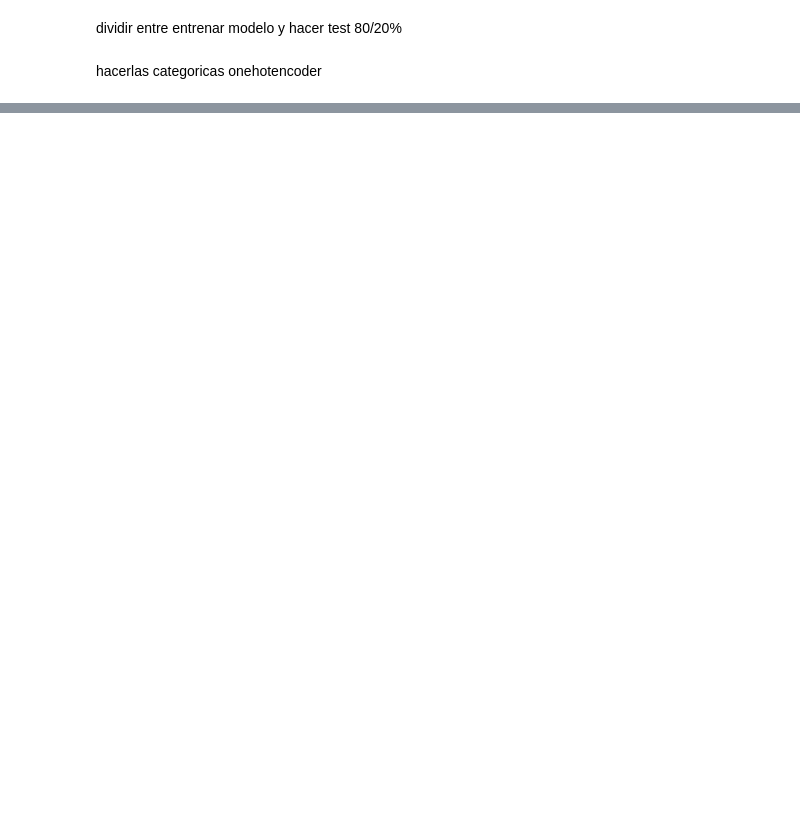
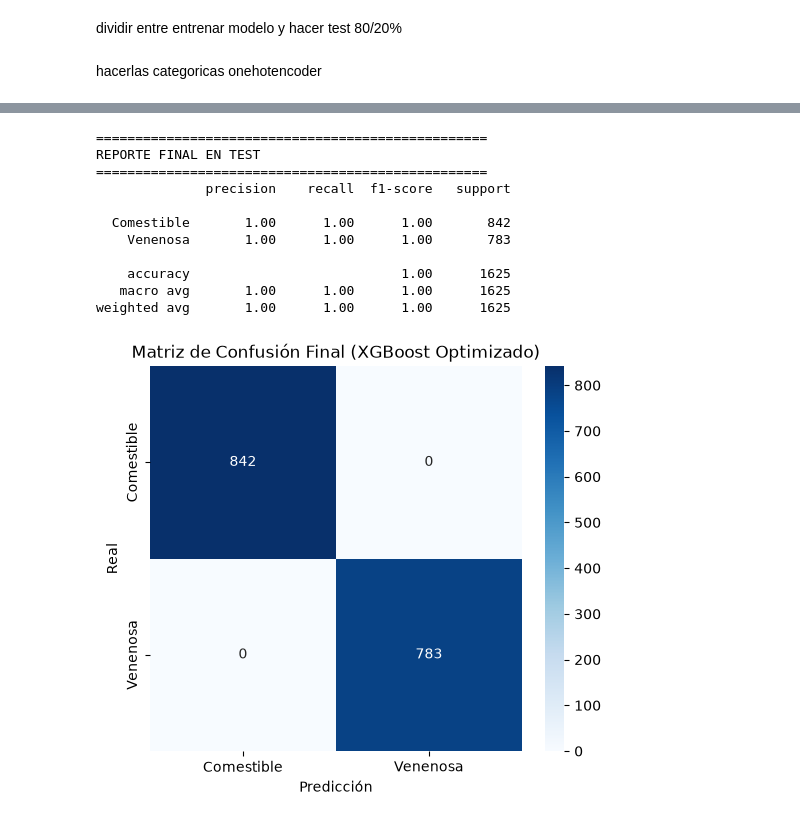
Before and after one commit to Bootcamp-DA-P2/DA-project-classification-Grupo-1, a Jupyter notebook: notebooks/02_modelo_clasificacion.ipynb, the cells around one changed output, grey strips where cells are left out. Cells and saved outputs as stored; diff of their text form; code cells hidden in the pictures; blank space fills up the shorter version.

```diff
--- a/notebooks/02_modelo_clasificacion.ipynb
+++ b/notebooks/02_modelo_clasificacion.ipynb
@@ -121,0 +51,14 @@ results
+# %%
+models = {
+    "LogReg": LogisticRegression(max_iter=1000),
+    "RandomForest": RandomForestClassifier(random_state=42),
+    "GradientBoosting": GradientBoostingClassifier(),
+    "XGBoost": XGBClassifier(eval_metric="logloss"),
+    "DecisionTree": DecisionTreeClassifier(random_state=42)
+}
+# %%
+def build_pipeline(model):
+    return Pipeline([
+        ("prep", preprocessor),
+        ("model", model)
+    ])
@@ -121,0 +182,62 @@ results
+# %%
+class_names_map = {'e': 'Comestible', 'p': 'Venenosa'}
+
+final_params = study.best_params.copy()
+final_params["random_state"] = 42
+
+best_model = Pipeline([
+    ("prep", preprocessor),
+    ("model", XGBClassifier(**final_params))
+])
+
+le_final = LabelEncoder()
+
+y_train_enc = le_final.fit_transform(y_train)
+y_test_enc = le_final.transform(y_test)
+
+best_model.fit(X_train, y_train_enc)
+
+y_pred_test = best_model.predict(X_test)
+
+target_names = [class_names_map[c] for c in le_final.classes_]
+
+print("\n" + "="*50)
+print("REPORTE FINAL EN TEST")
+print("="*50)
+
+print(classification_report(
+    y_test_enc,
+    y_pred_test,
+    target_names=target_names
+))
+
+cm = confusion_matrix(y_test_enc, y_pred_test)
+
+plt.figure(figsize=(6, 5))
+sns.heatmap(
+    cm,
+    annot=True,
+    fmt="d",
+    cmap="Blues",
+    xticklabels=target_names,
+    yticklabels=target_names
+)
+
+plt.title("Matriz de Confusión Final (XGBoost Optimizado)")
+plt.xlabel("Predicción")
+plt.ylabel("Real")
+
+plt.show()
+# %% [output]
+==================================================
+REPORTE FINAL EN TEST
+==================================================
+              precision    recall  f1-score   support
+
+  Comestible       1.00      1.00      1.00       842
+    Venenosa       1.00      1.00      1.00       783
+
+    accuracy                           1.00      1625
+   macro avg       1.00      1.00      1.00      1625
+weighted avg       1.00      1.00      1.00      1625
+[figure, added]
```
Also changed, not shown: parts of 12 cells of this notebook.
